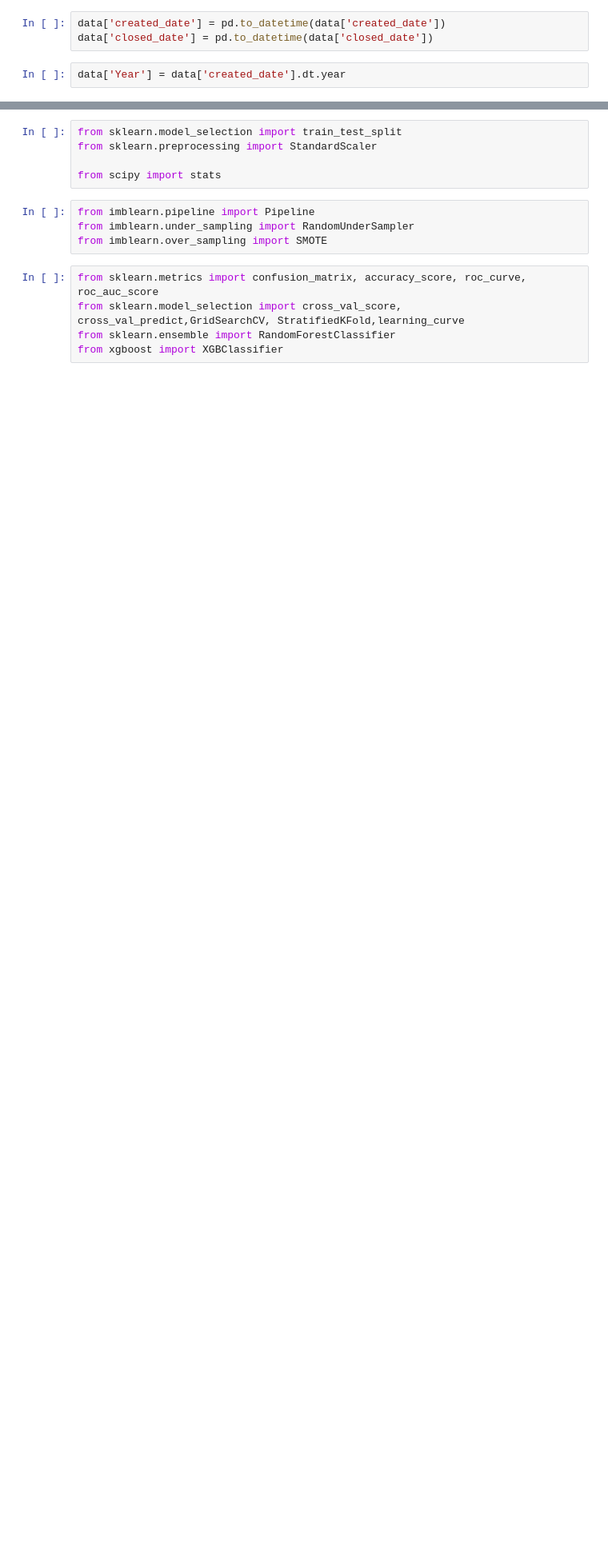
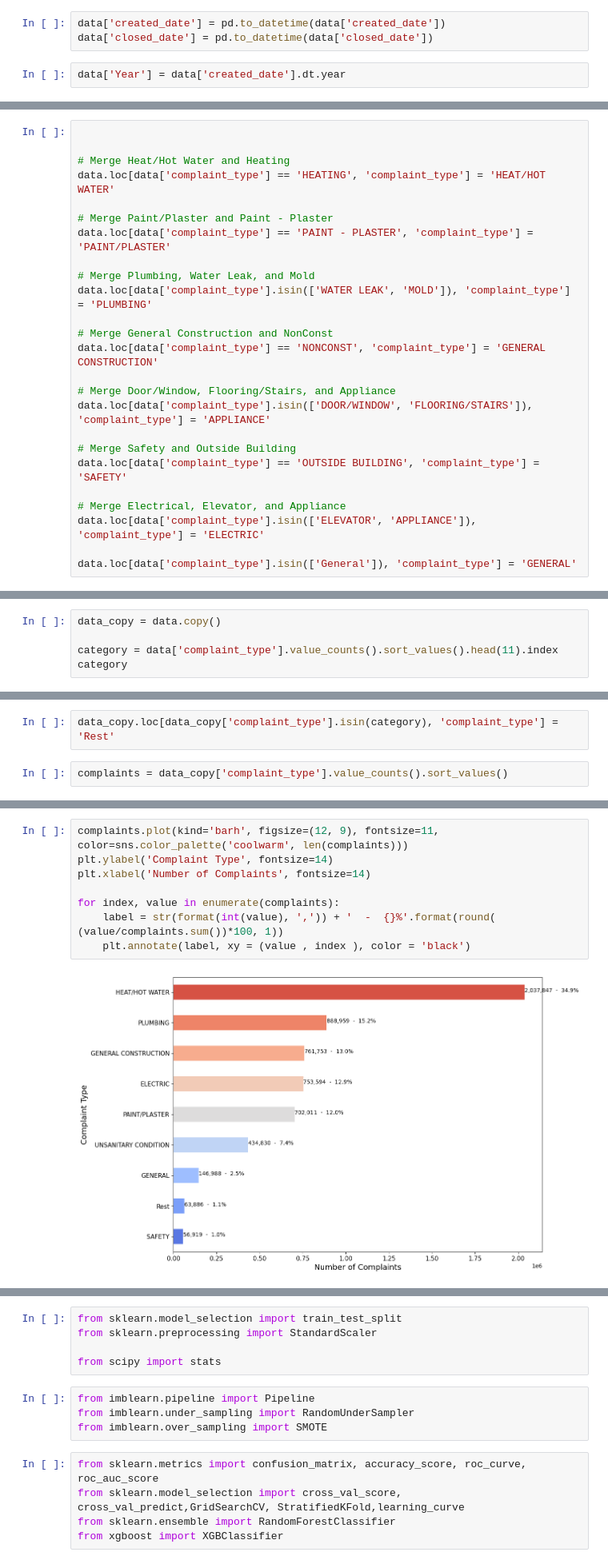
Before and after one commit to ram-polisetti/DataScience, a Jupyter notebook: nyc-311-request-analysis.ipynb, the cells around one changed output, grey strips where cells are left out. Shown: that part at 80% size. Drawn from its saved outputs; the diff is of its cells as text; blank space fills up the shorter version.

```diff
--- a/nyc-311-request-analysis.ipynb
+++ b/nyc-311-request-analysis.ipynb
@@ -124,0 +178,25 @@ borough_map.plot(color='lightblue', alpha=0.7, ax=ax)
+# %%
+
+
+# Merge Heat/Hot Water and Heating
+data.loc[data['complaint_type'] == 'HEATING', 'complaint_type'] = 'HEAT/HOT WATER'
+
+# Merge Paint/Plaster and Paint - Plaster
+data.loc[data['complaint_type'] == 'PAINT - PLASTER', 'complaint_type'] = 'PAINT/PLASTER'
+
+# Merge Plumbing, Water Leak, and Mold
+data.loc[data['complaint_type'].isin(['WATER LEAK', 'MOLD']), 'complaint_type'] = 'PLUMBING'
+
+# Merge General Construction and NonConst
+data.loc[data['complaint_type'] == 'NONCONST', 'complaint_type'] = 'GENERAL CONSTRUCTION'
+
+# Merge Door/Window, Flooring/Stairs, and Appliance
+data.loc[data['complaint_type'].isin(['DOOR/WINDOW', 'FLOORING/STAIRS']), 'complaint_type'] = 'APPLIANCE'
+
+# Merge Safety and Outside Building
+data.loc[data['complaint_type'] == 'OUTSIDE BUILDING', 'complaint_type'] = 'SAFETY'
+
+# Merge Electrical, Elevator, and Appliance
+data.loc[data['complaint_type'].isin(['ELEVATOR', 'APPLIANCE']), 'complaint_type'] = 'ELECTRIC'
+
+data.loc[data['complaint_type'].isin(['General']), 'complaint_type'] = 'GENERAL'
@@ -124,0 +252,5 @@ borough_map.plot(color='lightblue', alpha=0.7, ax=ax)
+# %%
+data_copy = data.copy()
+
+category = data['complaint_type'].value_counts().sort_values().head(11).index
+category
@@ -124,0 +262,4 @@ borough_map.plot(color='lightblue', alpha=0.7, ax=ax)
+# %%
+data_copy.loc[data_copy['complaint_type'].isin(category), 'complaint_type'] = 'Rest'
+# %%
+complaints = data_copy['complaint_type'].value_counts().sort_values()
@@ -124,0 +280,10 @@ borough_map.plot(color='lightblue', alpha=0.7, ax=ax)
+# %%
+complaints.plot(kind='barh', figsize=(12, 9), fontsize=11, color=sns.color_palette('coolwarm', len(complaints)))
+plt.ylabel('Complaint Type', fontsize=14)
+plt.xlabel('Number of Complaints', fontsize=14)
+
+for index, value in enumerate(complaints):
+    label = str(format(int(value), ',')) + '  -  {}%'.format(round( (value/complaints.sum())*100, 1))
+    plt.annotate(label, xy = (value , index ), color = 'black')
+# %% [output]
+[figure, added]
```
Also changed, not shown: parts of 18 cells of this notebook.
